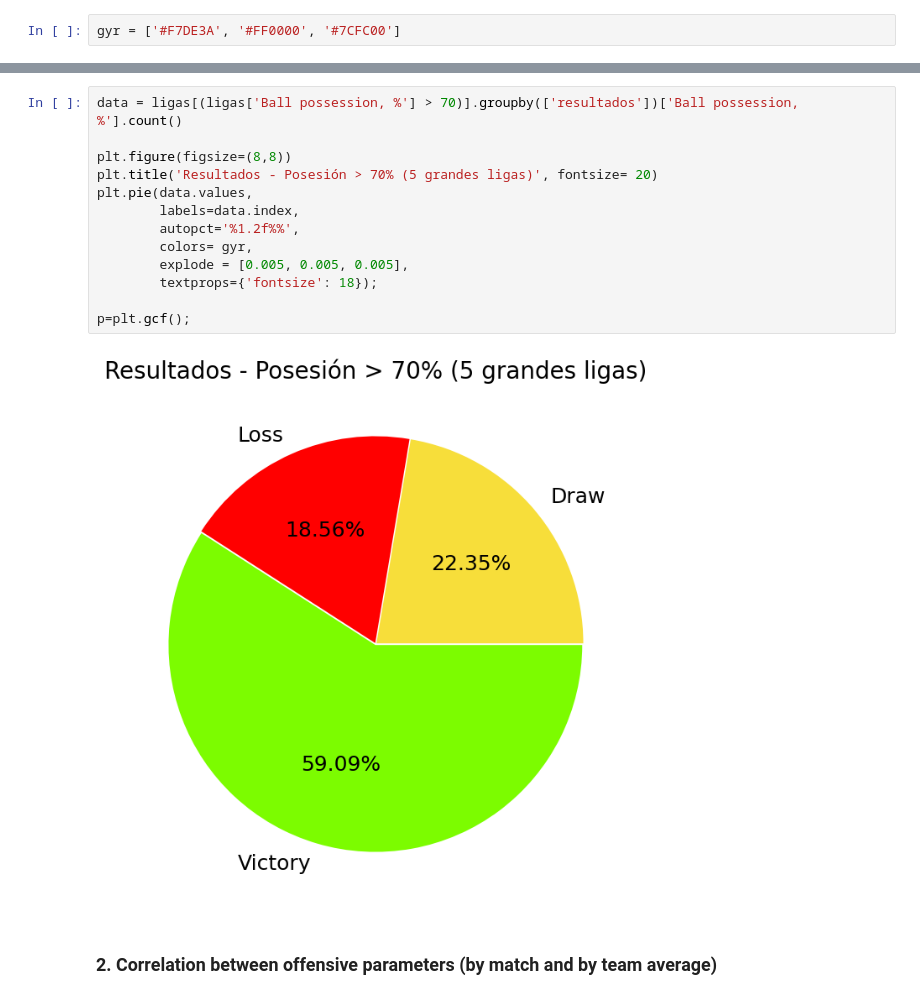
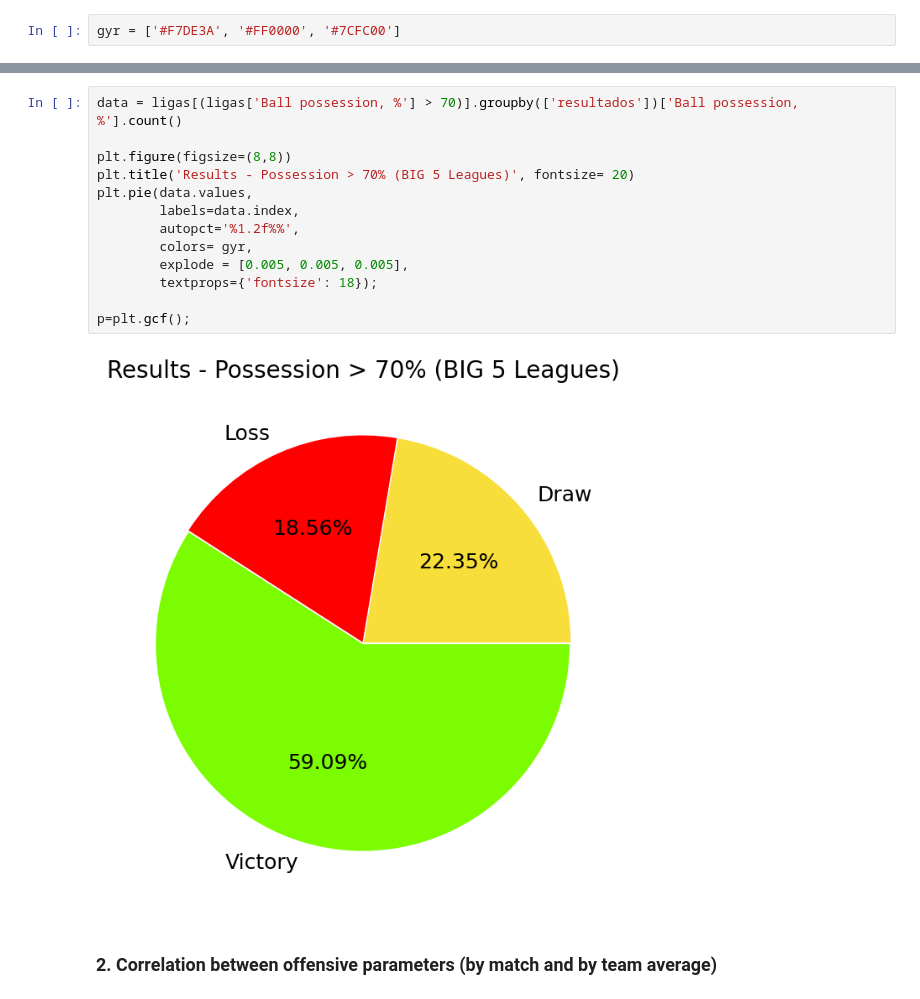
Before and after one commit to RamonFCerezo/EDA-Possession-in-football, a Jupyter notebook: src/Memoria.ipynb, the cells around one changed output, grey strips where cells are left out. Drawn from its saved outputs; the diff is of its cells as text.

```diff
--- a/src/Memoria.ipynb
+++ b/src/Memoria.ipynb
@@ -778,18 +778,18 @@ p=plt.gcf();
 # %%
 data = ligas[(ligas['Ball possession, %'] > 70)].groupby(['resultados'])['Ball possession, %'].count()
 
 plt.figure(figsize=(8,8))
-plt.title('Resultados - Posesión > 70% (5 grandes ligas)', fontsize= 20)
+plt.title('Results - Possession > 70% (BIG 5 Leagues)', fontsize= 20)
 plt.pie(data.values,
         labels=data.index,
         autopct='%1.2f%%',
         colors= gyr,
         explode = [0.005, 0.005, 0.005],
         textprops={'fontsize': 18});
 
 p=plt.gcf();
 # %% [output]
-[figure, old version]
+[figure, new version]
 # %% [markdown]
 ### 2. Correlation between offensive parameters (by match and by team average)
 # %%
```
Also changed, not shown: parts of 8 cells of this notebook.
